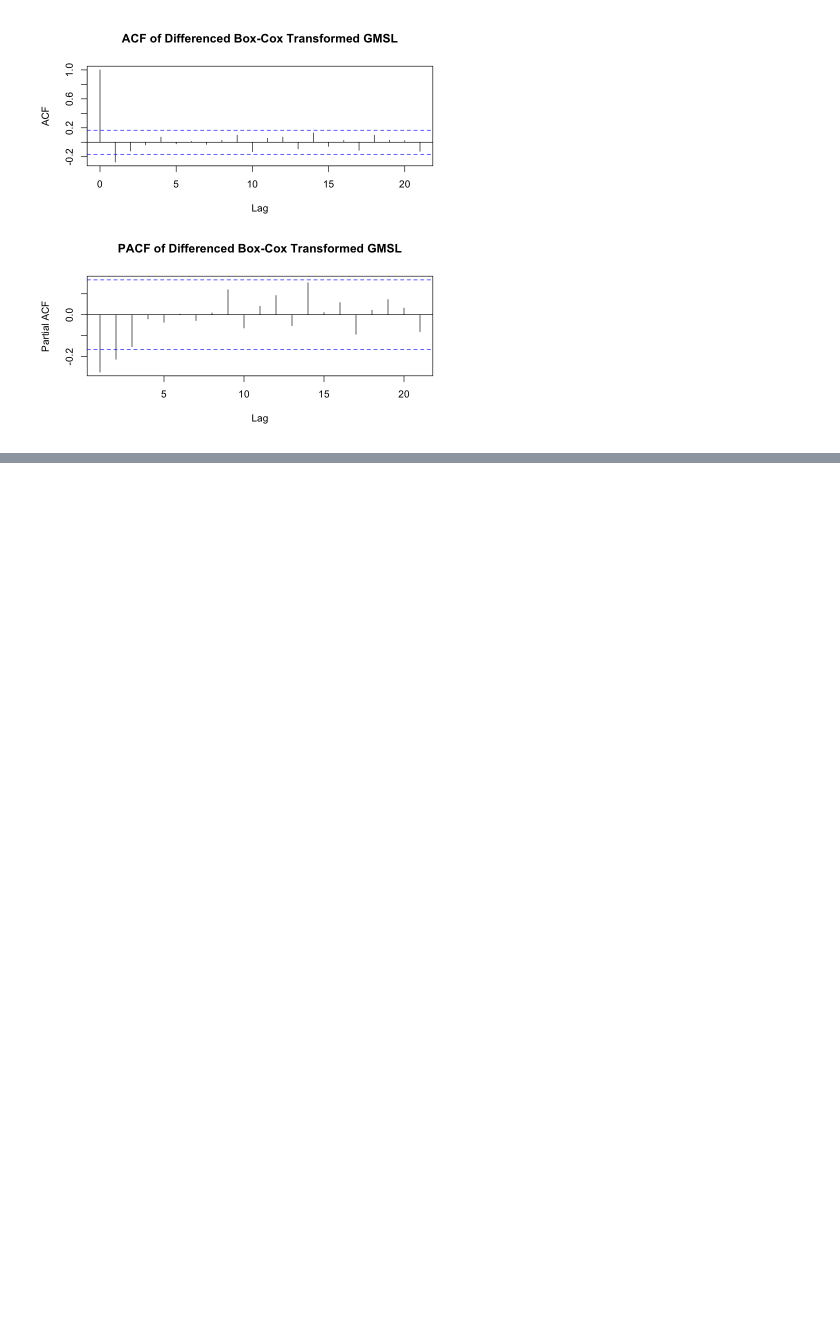
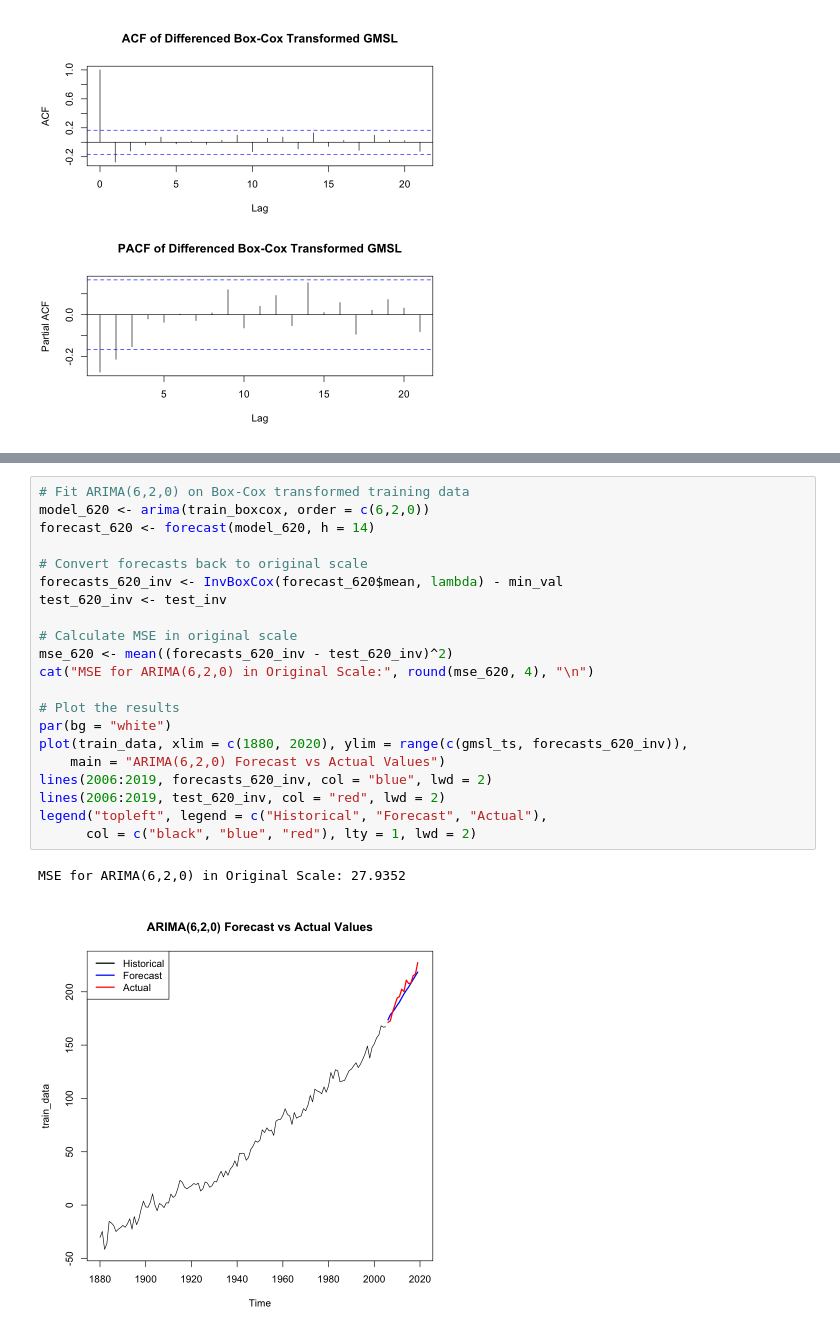
Before and after one commit to mohammed-el-amine-kichah/sea-level-time-series-project, a Jupyter notebook: sea_level.ipynb, the cells around one changed output, grey strips where cells are left out. Cells and saved outputs as stored; diff of their text form; blank space fills up the shorter version.

```diff
--- a/sea_level.ipynb
+++ b/sea_level.ipynb
@@ -508,0 +497,24 @@ A data.frame: 2 x 2
+# %%
+# Fit ARIMA(6,2,0) on Box-Cox transformed training data
+model_620 <- arima(train_boxcox, order = c(6,2,0))
+forecast_620 <- forecast(model_620, h = 14)
+
+# Convert forecasts back to original scale
+forecasts_620_inv <- InvBoxCox(forecast_620$mean, lambda) - min_val
+test_620_inv <- test_inv
+
+# Calculate MSE in original scale
+mse_620 <- mean((forecasts_620_inv - test_620_inv)^2)
+cat("MSE for ARIMA(6,2,0) in Original Scale:", round(mse_620, 4), "\n")
+
+# Plot the results
+par(bg = "white")
+plot(train_data, xlim = c(1880, 2020), ylim = range(c(gmsl_ts, forecasts_620_inv)),
+    main = "ARIMA(6,2,0) Forecast vs Actual Values")
+lines(2006:2019, forecasts_620_inv, col = "blue", lwd = 2)
+lines(2006:2019, test_620_inv, col = "red", lwd = 2)
+legend("topleft", legend = c("Historical", "Forecast", "Actual"),
+      col = c("black", "blue", "red"), lty = 1, lwd = 2)
+# %% [output]
+MSE for ARIMA(6,2,0) in Original Scale: 27.9352
+[figure, added]
```
Also changed, not shown: parts of 5 cells of this notebook.
